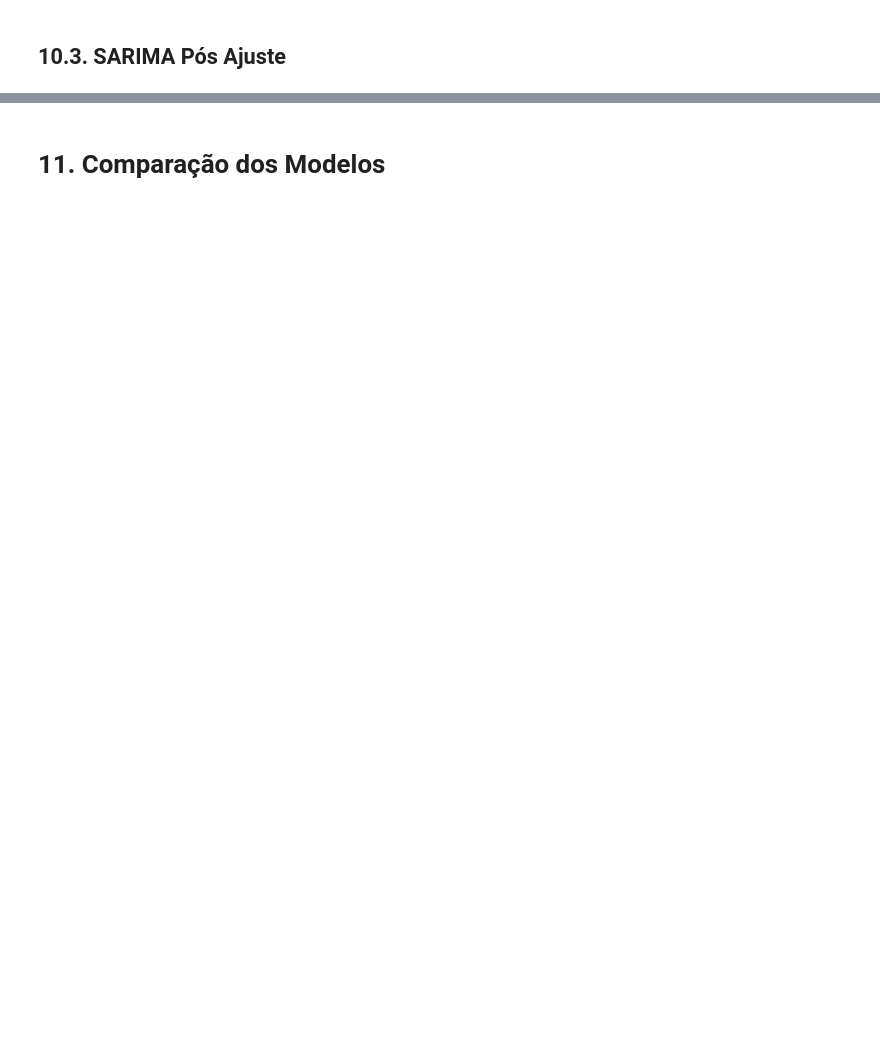
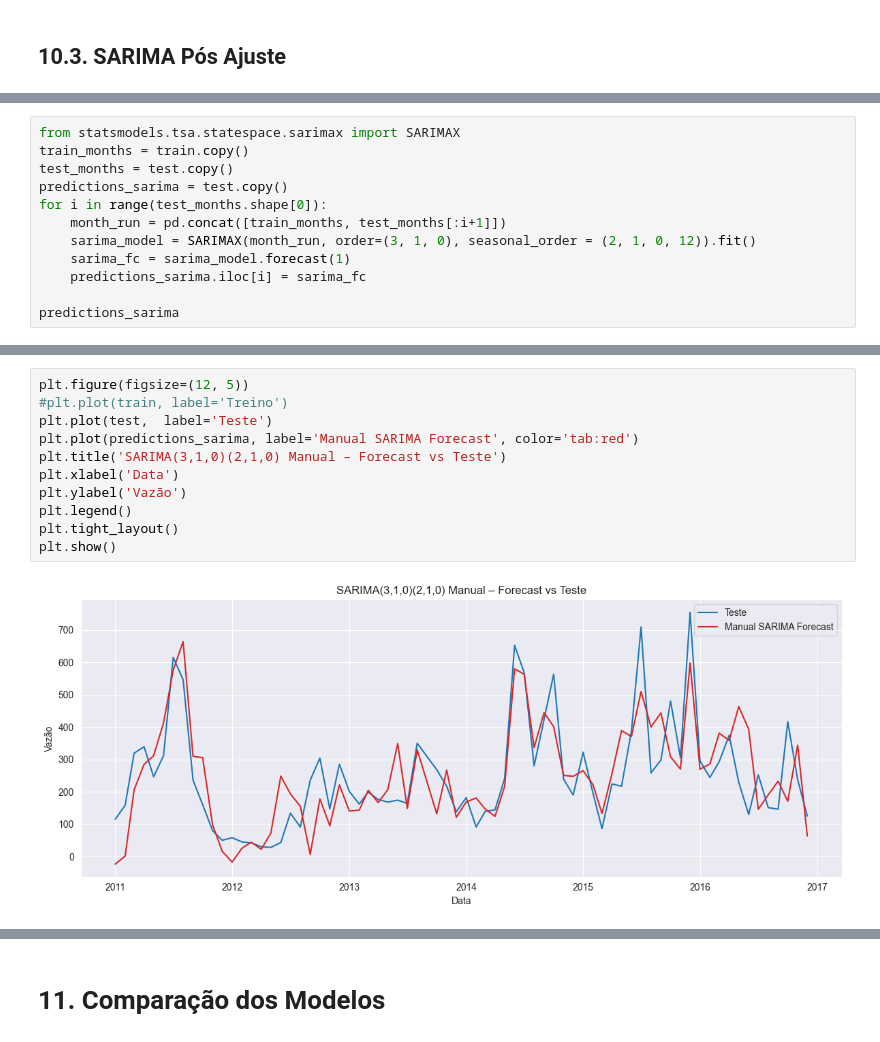
Before and after one commit to LucasMacieel/Modelagem_Analitica, a Jupyter notebook: passos_real_analysis.ipynb, the cells around one changed output, grey strips where cells are left out. Drawn from its saved outputs; the diff is of its cells as text; blank space fills up the shorter version.

```diff
--- a/passos_real_analysis.ipynb
+++ b/passos_real_analysis.ipynb
@@ -967,0 +990,12 @@ plt.show()
+# %%
+from statsmodels.tsa.statespace.sarimax import SARIMAX
+train_months = train.copy()
+test_months = test.copy()
+predictions_sarima = test.copy()
+for i in range(test_months.shape[0]):
+    month_run = pd.concat([train_months, test_months[:i+1]])
+    sarima_model = SARIMAX(month_run, order=(3, 1, 0), seasonal_order = (2, 1, 0, 12)).fit()
+    sarima_fc = sarima_model.forecast(1)
+    predictions_sarima.iloc[i] = sarima_fc
+
+predictions_sarima
@@ -967,0 +1015,13 @@ plt.show()
+# %%
+plt.figure(figsize=(12, 5))
+#plt.plot(train, label='Treino')
+plt.plot(test,  label='Teste')
+plt.plot(predictions_sarima, label='Manual SARIMA Forecast', color='tab:red')
+plt.title('SARIMA(3,1,0)(2,1,0) Manual – Forecast vs Teste')
+plt.xlabel('Data')
+plt.ylabel('Vazão')
+plt.legend()
+plt.tight_layout()
+plt.show()
+# %% [output]
+[figure, added]
```
Also changed, not shown: parts of 32 cells of this notebook.
